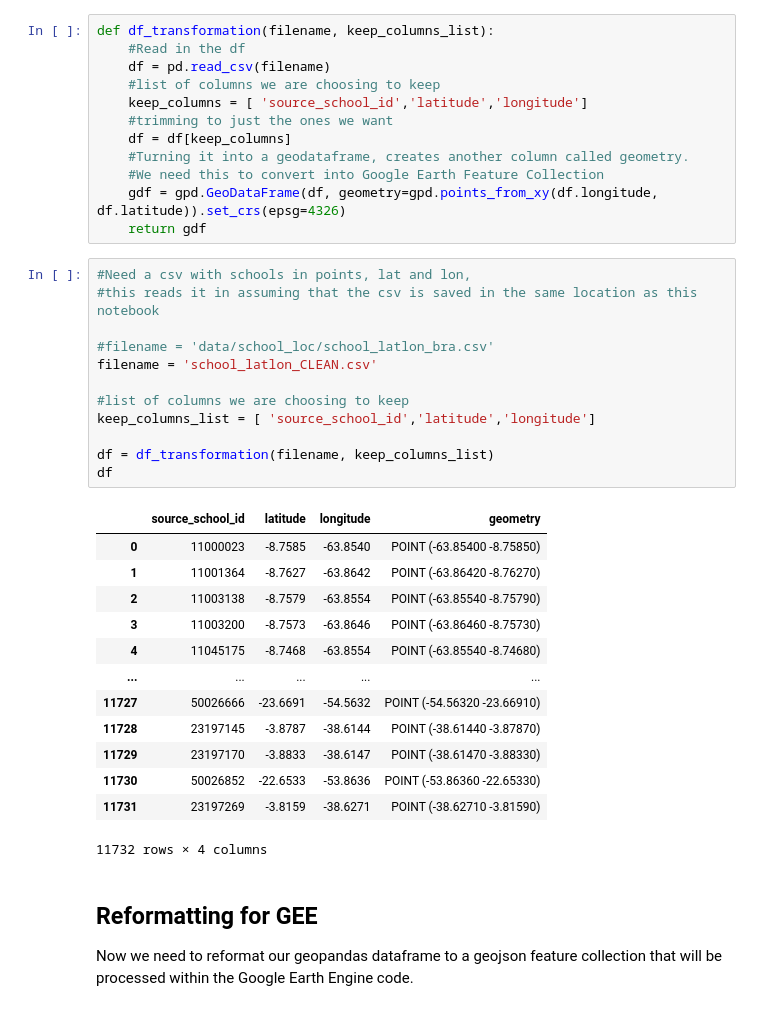
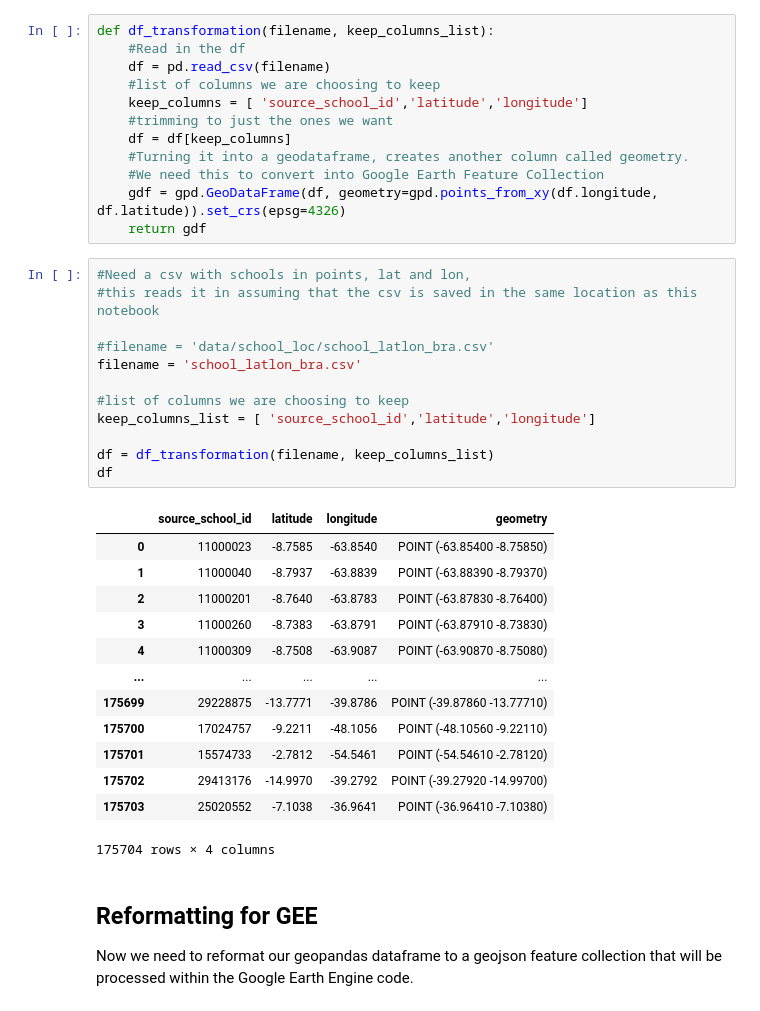
Before and after one commit to tovaperlman/ITU_Project, a Jupyter notebook: itu-project/docs/scripts/Satellite_Data_EDA_v2.ipynb, the cells around one changed output. Drawn from its saved outputs; the diff is of its cells as text.

```diff
--- a/itu-project/docs/scripts/Satellite_Data_EDA_v2.ipynb
+++ b/itu-project/docs/scripts/Satellite_Data_EDA_v2.ipynb
@@ -47,29 +47,29 @@ def df_transformation(filename, keep_columns_list):
 # %%
 #Need a csv with schools in points, lat and lon,
 #this reads it in assuming that the csv is saved in the same location as this notebook
 
 #filename = 'data/school_loc/school_latlon_bra.csv'
-filename = 'school_latlon_CLEAN.csv'
+filename = 'school_latlon_bra.csv'
 
 #list of columns we are choosing to keep
 keep_columns_list = [ 'source_school_id','latitude','longitude']
 
 df = df_transformation(filename, keep_columns_list)
 df
 # %% [output]
 |  | source_school_id | latitude | longitude | geometry |
 | 0 | 11000023 | -8.7585 | -63.8540 | POINT (-63.85400 -8.75850) |
-| 1 | 11001364 | -8.7627 | -63.8642 | POINT (-63.86420 -8.76270) |
-| 2 | 11003138 | -8.7579 | -63.8554 | POINT (-63.85540 -8.75790) |
-| 3 | 11003200 | -8.7573 | -63.8646 | POINT (-63.86460 -8.75730) |
-| 4 | 11045175 | -8.7468 | -63.8554 | POINT (-63.85540 -8.74680) |
+| 1 | 11000040 | -8.7937 | -63.8839 | POINT (-63.88390 -8.79370) |
+| 2 | 11000201 | -8.7640 | -63.8783 | POINT (-63.87830 -8.76400) |
+| 3 | 11000260 | -8.7383 | -63.8791 | POINT (-63.87910 -8.73830) |
+| 4 | 11000309 | -8.7508 | -63.9087 | POINT (-63.90870 -8.75080) |
 | ... | ... | ... | ... | ... |
-| 11727 | 50026666 | -23.6691 | -54.5632 | POINT (-54.56320 -23.66910) |
-| 11728 | 23197145 | -3.8787 | -38.6144 | POINT (-38.61440 -3.87870) |
-| 11729 | 23197170 | -3.8833 | -38.6147 | POINT (-38.61470 -3.88330) |
-| 11730 | 50026852 | -22.6533 | -53.8636 | POINT (-53.86360 -22.65330) |
-| 11731 | 23197269 | -3.8159 | -38.6271 | POINT (-38.62710 -3.81590) |
+| 175699 | 29228875 | -13.7771 | -39.8786 | POINT (-39.87860 -13.77710) |
+| 175700 | 17024757 | -9.2211 | -48.1056 | POINT (-48.10560 -9.22110) |
+| 175701 | 15574733 | -2.7812 | -54.5461 | POINT (-54.54610 -2.78120) |
+| 175702 | 29413176 | -14.9970 | -39.2792 | POINT (-39.27920 -14.99700) |
+| 175703 | 25020552 | -7.1038 | -36.9641 | POINT (-36.96410 -7.10380) |
-11732 rows × 4 columns
+175704 rows × 4 columns
 # %% [markdown]
 ## Reformatting for GEE
 Now we need to reformat our geopandas dataframe to a geojson feature collection that will be processed within the Google Earth Engine code.
```
Also changed, not shown: parts of 2 cells of this notebook, 1 other file.
